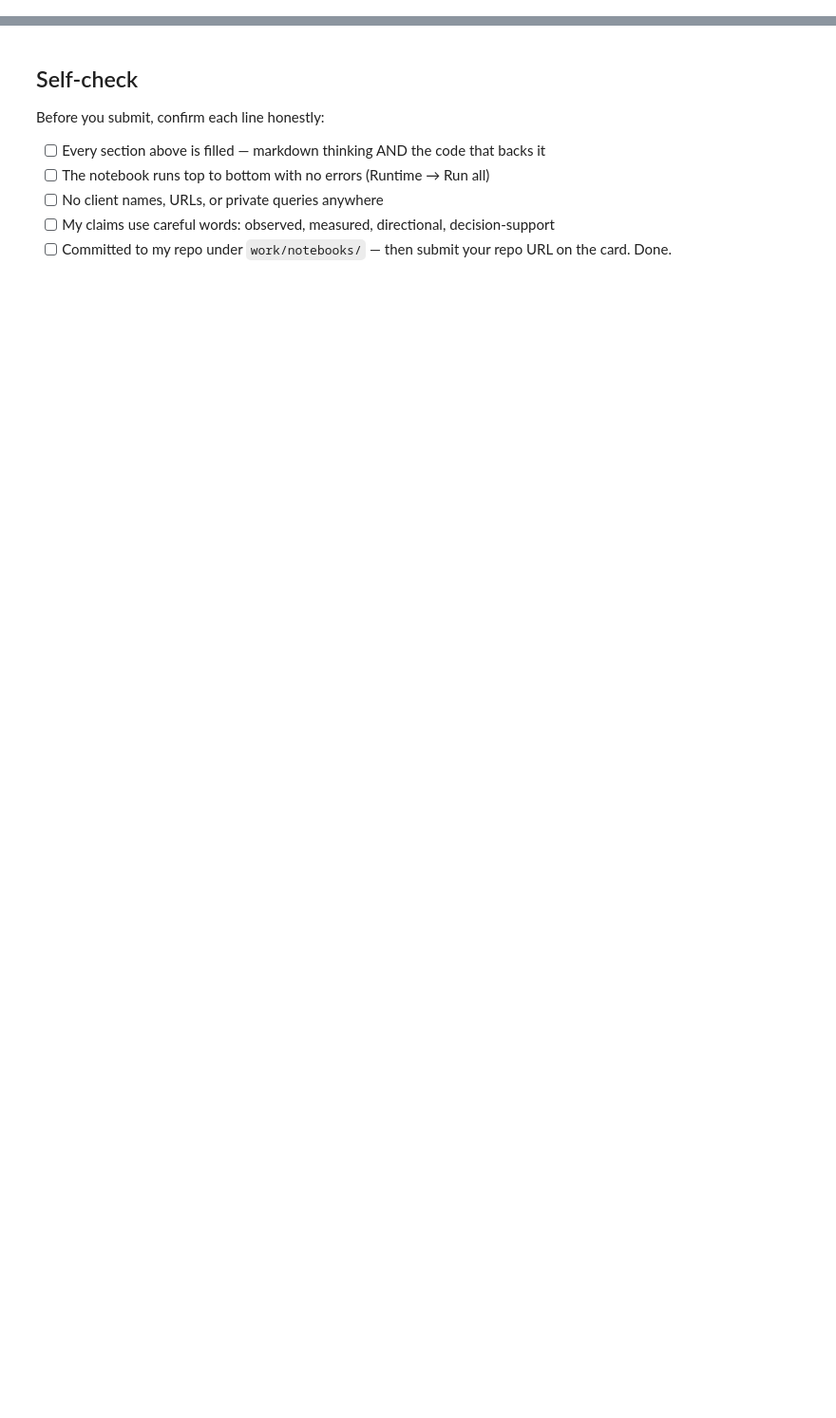
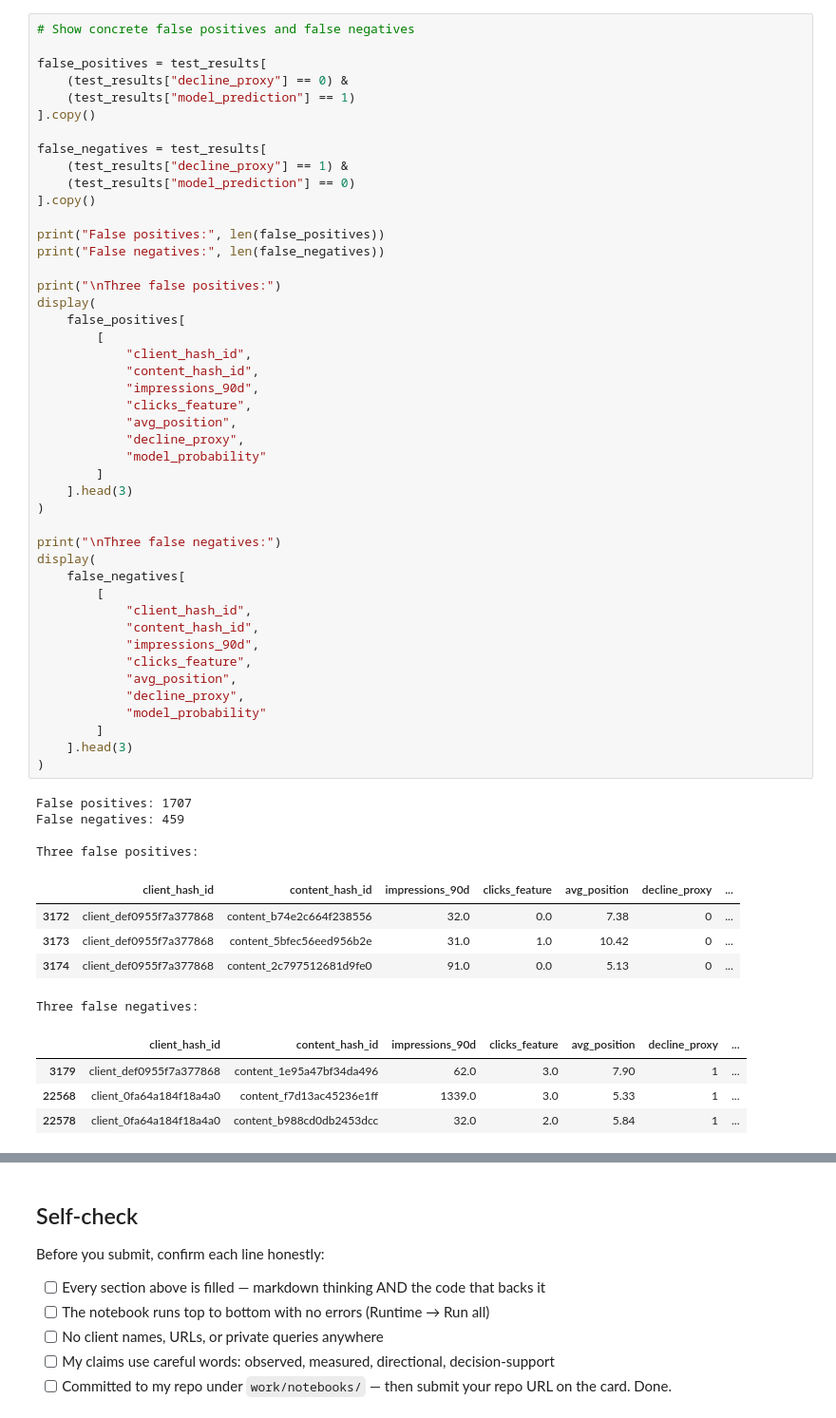
Before and after one commit to VikramR6/flyrank-ml-internship-assign1, a Jupyter notebook: work/notebooks/w05_model.ipynb, the cells around one changed output, grey strips where cells are left out. Shown at 95% size. Cells and saved outputs as stored; diff of their text form; blank space fills up the shorter version.

```diff
--- a/work/notebooks/w05_model.ipynb
+++ b/work/notebooks/w05_model.ipynb
@@ -36,0 +551,59 @@ This skeleton is yours to fill. Work the sections **in order** — each one has
+# %%
+# Show concrete false positives and false negatives
+
+false_positives = test_results[
+    (test_results["decline_proxy"] == 0) &
+    (test_results["model_prediction"] == 1)
+].copy()
+
+false_negatives = test_results[
+    (test_results["decline_proxy"] == 1) &
+    (test_results["model_prediction"] == 0)
+].copy()
+
+print("False positives:", len(false_positives))
+print("False negatives:", len(false_negatives))
+
+print("\nThree false positives:")
+display(
+    false_positives[
+        [
+            "client_hash_id",
+            "content_hash_id",
+            "impressions_90d",
+            "clicks_feature",
+            "avg_position",
+            "decline_proxy",
+            "model_probability"
+        ]
+    ].head(3)
+)
+
+print("\nThree false negatives:")
+display(
+    false_negatives[
+        [
+            "client_hash_id",
+            "content_hash_id",
+            "impressions_90d",
+            "clicks_feature",
+            "avg_position",
+            "decline_proxy",
+            "model_probability"
+        ]
+    ].head(3)
+)
+# %% [output]
+False positives: 1707
+False negatives: 459
+
+Three false positives:
+|  | client_hash_id | content_hash_id | impressions_90d | clicks_feature | avg_position | decline_proxy | ... |
+| 3172 | client_def0955f7a377868 | content_b74e2c664f238556 | 32.0 | 0.0 | 7.38 | 0 | ... |
+| 3173 | client_def0955f7a377868 | content_5bfec56eed956b2e | 31.0 | 1.0 | 10.42 | 0 | ... |
+| 3174 | client_def0955f7a377868 | content_2c797512681d9fe0 | 91.0 | 0.0 | 5.13 | 0 | ... |
+Three false negatives:
+|  | client_hash_id | content_hash_id | impressions_90d | clicks_feature | avg_position | decline_proxy | ... |
+| 3179 | client_def0955f7a377868 | content_1e95a47bf34da496 | 62.0 | 3.0 | 7.90 | 1 | ... |
+| 22568 | client_0fa64a184f18a4a0 | content_f7d13ac45236e1ff | 1339.0 | 3.0 | 5.33 | 1 | ... |
+| 22578 | client_0fa64a184f18a4a0 | content_b988cd0db2453dcc | 32.0 | 2.0 | 5.84 | 1 | ... |
```
Also changed, not shown: parts of 28 cells of this notebook.
